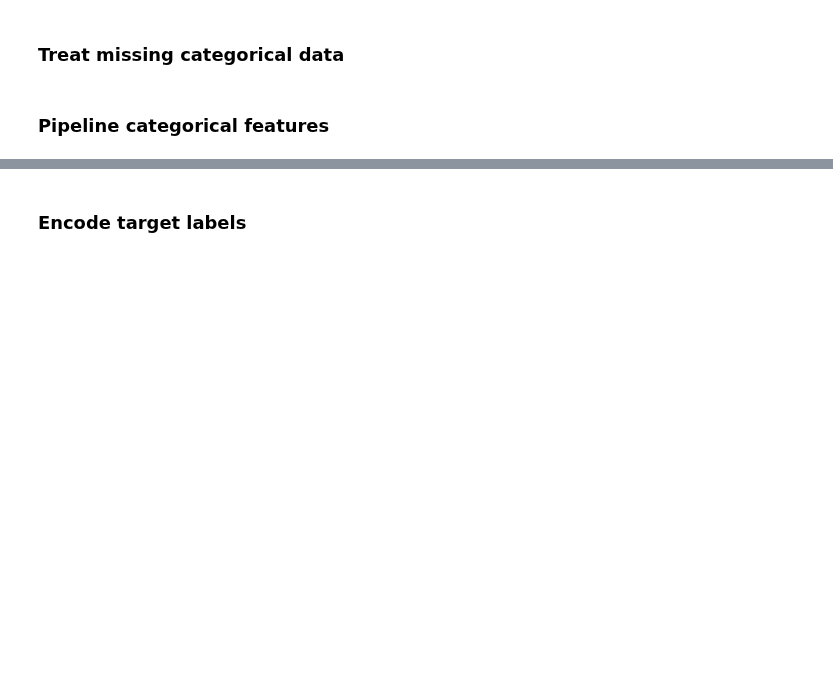
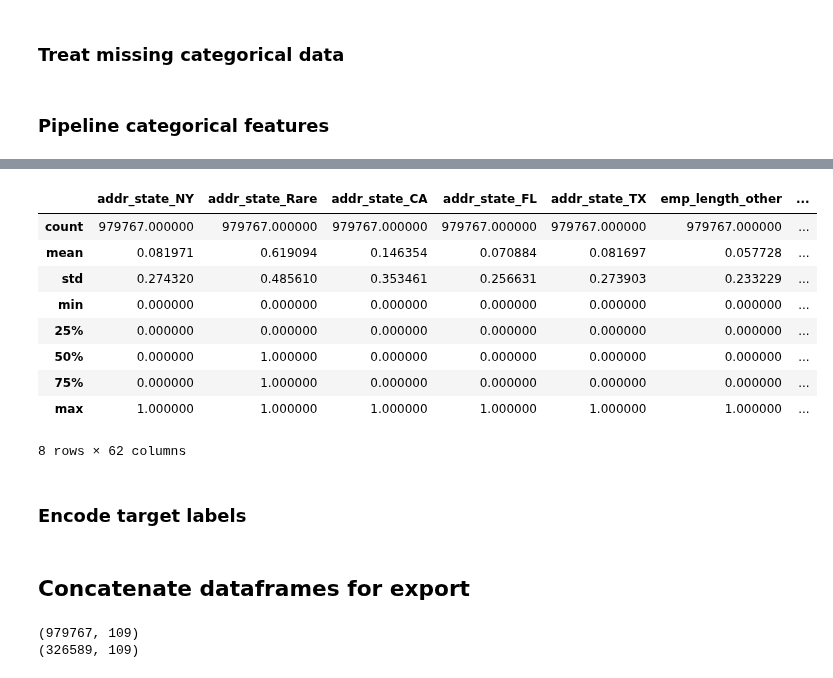
Before and after one commit to jslaga/SpringboardDSC, a Jupyter notebook: Capstone2/DataWrangling.ipynb, the cells around one changed output, grey strips where cells are left out. Drawn from its saved outputs; the diff is of its cells as text; code cells hidden in the pictures; blank space fills up the shorter version.

```diff
--- a/Capstone2/DataWrangling.ipynb
+++ b/Capstone2/DataWrangling.ipynb
@@ -230,3 +228,16 @@ ValueError: Encoder could not be fitted. Check that correct parameters and dataf
+# %%
+cat_X_train.describe()
+# %% [output]
+|  | addr_state_NY | addr_state_Rare | addr_state_CA | addr_state_FL | addr_state_TX | emp_length_other | ... |
+| count | 979767.000000 | 979767.000000 | 979767.000000 | 979767.000000 | 979767.000000 | 979767.000000 | ... |
+| mean | 0.081971 | 0.619094 | 0.146354 | 0.070884 | 0.081697 | 0.057728 | ... |
+| std | 0.274320 | 0.485610 | 0.353461 | 0.256631 | 0.273903 | 0.233229 | ... |
+| min | 0.000000 | 0.000000 | 0.000000 | 0.000000 | 0.000000 | 0.000000 | ... |
+| 25% | 0.000000 | 0.000000 | 0.000000 | 0.000000 | 0.000000 | 0.000000 | ... |
+| 50% | 0.000000 | 1.000000 | 0.000000 | 0.000000 | 0.000000 | 0.000000 | ... |
+| 75% | 0.000000 | 1.000000 | 0.000000 | 0.000000 | 0.000000 | 0.000000 | ... |
+| max | 1.000000 | 1.000000 | 1.000000 | 1.000000 | 1.000000 | 1.000000 | ... |
+8 rows × 62 columns
 # %% [markdown]
 ### Encode target labels
 # %%
@@ -244,0 +263,11 @@ y_test.columns = ['labels']
+# %% [markdown]
+## Concatenate dataframes for export
+# %%
+final_train_df = pd.concat([num_X_train,cat_X_train,y_train],axis=1)
+final_test_df = pd.concat([num_X_test,cat_X_test,y_test],axis=1)
+
+print(final_train_df.shape)
+print(final_test_df.shape)
+# %% [output]
+(979767, 109)
+(326589, 109)
```
Also changed, not shown: parts of 8 cells of this notebook.
